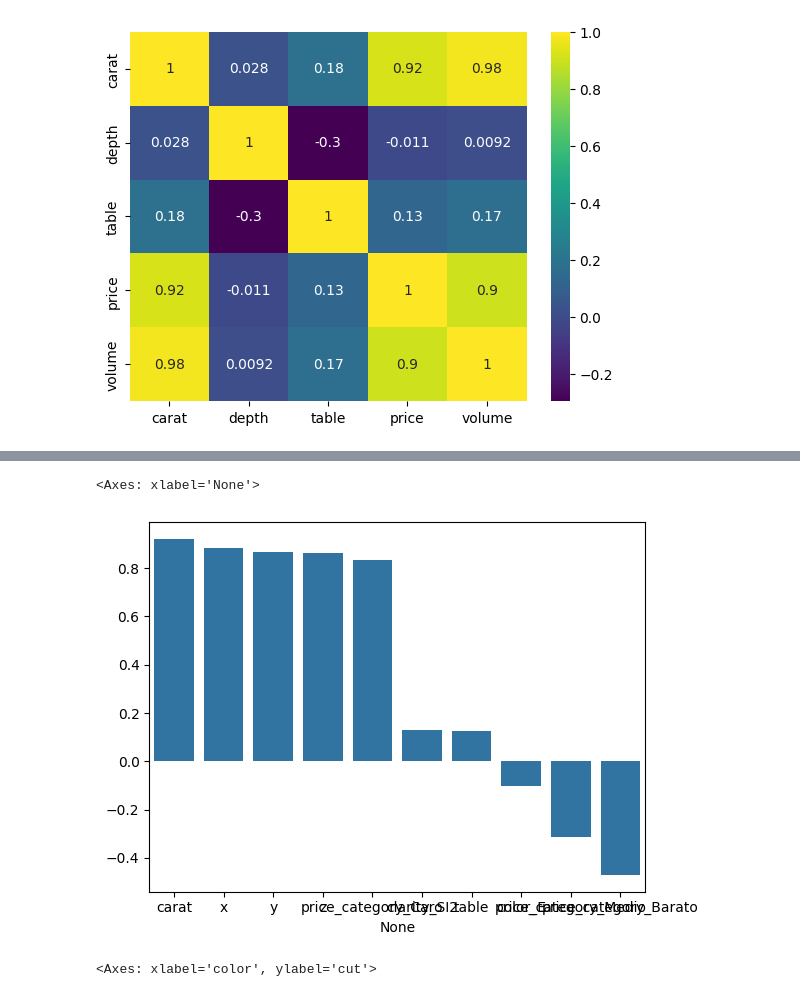
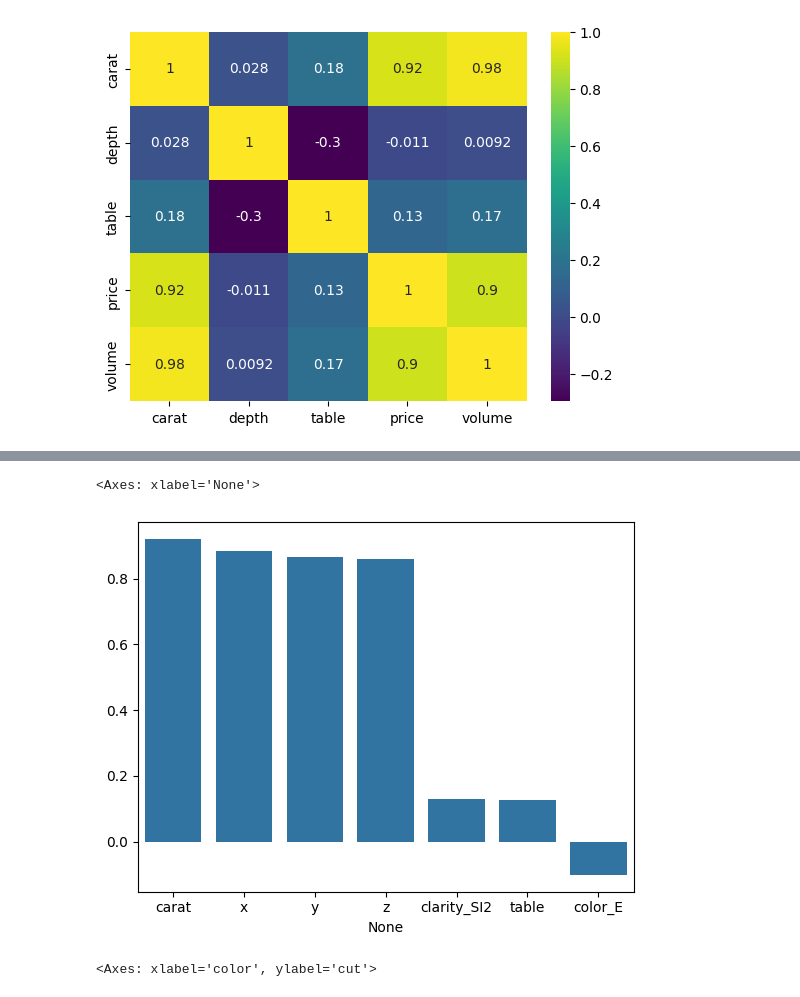
Before and after one commit to promav/PoyectosBootcamp, a Jupyter notebook: Mod3/m3_Pablo_Romero_Avila.ipynb, the cells around one changed output, grey strips where cells are left out. Cells and saved outputs as stored; diff of their text form; code cells hidden in the pictures.

```diff
--- a/Mod3/m3_Pablo_Romero_Avila.ipynb
+++ b/Mod3/m3_Pablo_Romero_Avila.ipynb
@@ -473,20 +482,19 @@ sns.heatmap(m_corr, annot=True, cmap='viridis')
 # %%
-# Elimino price, price_iva porque son redundantes para compararlas con el precio
+# Elimino price, price_iva y las distintas price_category porque son redundantes para compararlas con el precio
 # y en esta ocasion quiero ver que variable del volumen es la que mas influye por eso quito volume
 # pero dejo x, y, z
 
-price_correlation=pd.get_dummies(df).corr()['price'].drop(['price','price_iva','volume'])
+price_correlation=pd.get_dummies(df).corr()['price'].drop(['price','price_iva','volume', 'price_category_Barato', 'price_category_Medio', 'price_category_Caro'])
 
-price_correlation
-
+#price_correlation
 filter = (price_correlation > 0.1) | (price_correlation < -0.1)
 filtered_corretation = price_correlation[filter]
 
 filtered_corretation.sort_values(ascending=False, inplace=True)
 sns.barplot(x=filtered_corretation.index, y=filtered_corretation.values)
 # %% [output]
 <Axes: xlabel='None'>
-[figure, old version]
+[figure, new version]
 # %%
 pivot=pd.pivot_table(df, index='cut', columns='color', values='price', aggfunc='mean')
 sns.heatmap(pivot, cmap='viridis', linecolor='white', linewidth=0.5)
```
Also changed, not shown: parts of 4 cells of this notebook.
